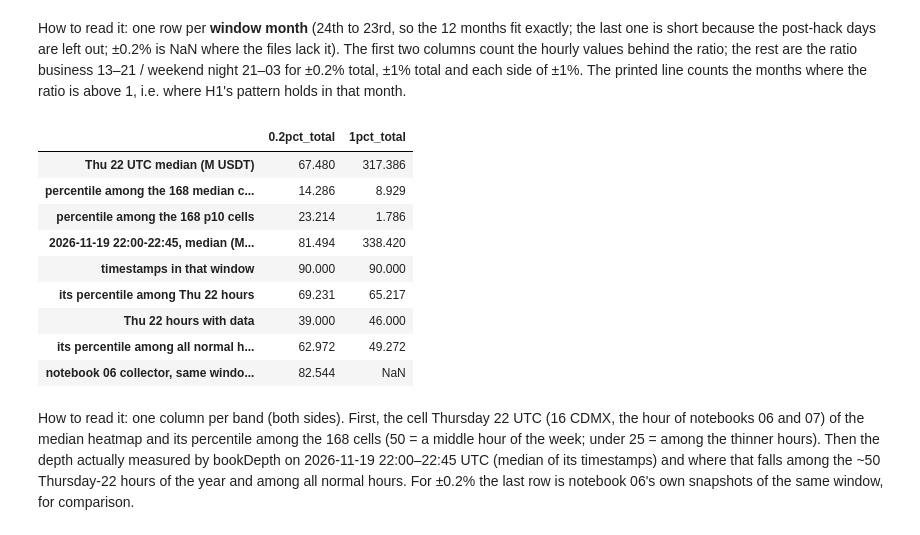
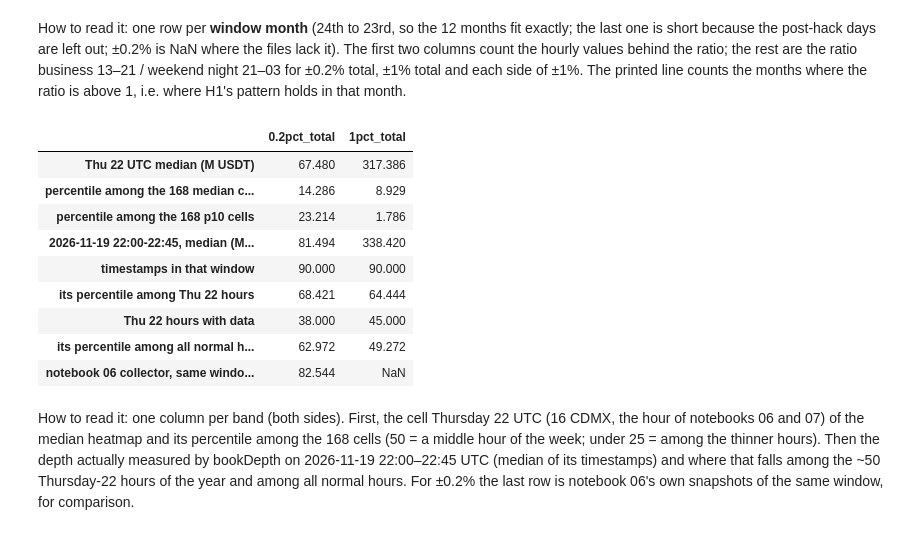
Before and after one commit to Alvarado-Maganna/crypto-quant-lab, a Jupyter notebook: notebooks/08_liquidity_by_hour.ipynb, the cells around one changed output. Saved outputs shown, nothing was run; the diff lists cells and outputs as text; code cells hidden in the pictures.

```diff
--- a/notebooks/08_liquidity_by_hour.ipynb
+++ b/notebooks/08_liquidity_by_hour.ipynb
@@ -142,6 +142,7 @@ inventory = m_sorted.assign(gap_s=gap_s).groupby("market").agg(
     gaps_over_90s=("gap_s", lambda x: int((x > 90).sum())),
     bid_levels_min=("n_levels_bid", "min"), ask_levels_min=("n_levels_ask", "min"),
     median_mid=("mid", "median")).reindex(MARKETS)
+inventory["±1% reached, both sides (%)"] = metrics.groupby("market")["complete_1pct_both"].mean().reindex(MARKETS) * 100
 start, end = inventory["first_receive_utc"].min(), inventory["last_receive_utc"].max()
 print(f"run: {start:%a %Y-%m-%d %H:%M:%S} UTC ({start.tz_convert('America/Mexico_City'):%a %H:%M} "
       f"CDMX) -> {end:%a %Y-%m-%d %H:%M:%S} UTC ({end.tz_convert('America/Mexico_City'):%a %H:%M} CDMX)")
@@ -1102,7 +1108,7 @@ if not (pengu_path.exists() and pengu_side_path.exists()):
     parts, sides = [], []
     for f in sorted(RUN_DIR.glob("*.parquet")):           # one hour file at a time
         lv = pd.read_parquet(f, filters=[("market", "==", PENGU)])
-        lv = lv.drop_duplicates(["market", "local_request_utc", "side", "level"], keep="last")
+        lv = lv.drop_duplicates(DEDUP_KEY, keep="last")
         o, sd = pengu_round_trips(lv)
         parts.append(o)
         sides.append(sd)
@@ -1580,6 +1604,14 @@ hour); right: the **p10** (one hour in ten was thinner than this: a bad but norm
 heatmap has its own color scale (bar on the right); bright = deep book, dark = thin book.
 # %%
 side_profile = normal.groupby("hour_utc")[DEPTH_COLS].median()
+HOD = {}
+for c in ("0.2pct_total", "1pct_total"):
+    prof_c = side_profile[c]
+    HOD[c] = {"deepest hour": hour_label(int(prof_c.idxmax())), "thinnest hour": hour_label(int(prof_c.idxmin())),
+              "deepest / thinnest": prof_c.max() / prof_c.min(),
+              "thinnest vs median hour (%)": 100 * (prof_c.min() / prof_c.median() - 1)}
+print("hour-of-day shape of the median depth (24 hours, normal period):")
+display(pd.DataFrame(HOD).T.round(3))
 fig, axes = plt.subplots(1, 2, figsize=(14, 3.6), sharex=True)
 for ax, band in zip(axes, ("0.2pct", "1pct")):
     for part, color in (("bid", "tab:green"), ("ask", "tab:red"), ("total", "black")):
@@ -1662,32 +1698,33 @@ above 1, i.e. where H1's pattern holds in that month.
 # %%
 pct_rows = {}
 for c in ("0.2pct_total", "1pct_total"):
     t_med, t_p10 = heat[(c, "median")], heat[(c, "p10")]
     pct_rows[c] = {"Thu 22 UTC median (M USDT)": t_med.loc["Thu", 22],
                    "percentile among the 168 median cells": cell_percentile(t_med, "Thu", 22),
                    "percentile among the 168 p10 cells": cell_percentile(t_p10, "Thu", 22)}
 win = bd_clean[(bd_clean.index >= pd.Timestamp(f"{DAY_06} 22:00", tz="UTC"))
                & (bd_clean.index < pd.Timestamp(f"{DAY_06} 22:45", tz="UTC"))] / USDT_M
-thu22 = normal[(normal["weekday"] == 3) & (normal["hour_utc"] == 22)]
+thu22 = normal[(normal["weekday"] == 3) & (normal["hour_utc"] == 22)
+               & (normal["date_utc"] != pd.Timestamp(DAY_06, tz="UTC"))]   # reference without the window itself
 for c in ("0.2pct_total", "1pct_total"):
     v = win[c].median()
     pct_rows[c].update({"2026-11-19 22:00-22:45, median (M USDT)": v,
                         "timestamps in that window": len(win),
                         "its percentile among Thu 22 hours": 100 * (thu22[c].dropna() < v).mean(),
                         "Thu 22 hours with data": int(thu22[c].notna().sum()),
                         "its percentile among all normal hours": 100 * (normal[c].dropna() < v).mean()})
 m06_window = m06["depth_0.2pct_bid_usdt"] + m06["depth_0.2pct_ask_usdt"]
 pct_rows["0.2pct_total"]["notebook 06 collector, same window (M USDT)"] = m06_window.median() / USDT_M
 pd.DataFrame(pct_rows).round(3)
 # %% [output]
 |  | 0.2pct_total | 1pct_total |
 | Thu 22 UTC median (M USDT) | 67.480 | 317.386 |
 | percentile among the 168 median c... | 14.286 | 8.929 |
 | percentile among the 168 p10 cells | 23.214 | 1.786 |
 | 2026-11-19 22:00-22:45, median (M... | 81.494 | 338.420 |
 | timestamps in that window | 90.000 | 90.000 |
-| its percentile among Thu 22 hours | 69.231 | 65.217 |
-| Thu 22 hours with data | 39.000 | 46.000 |
+| its percentile among Thu 22 hours | 68.421 | 64.444 |
+| Thu 22 hours with data | 38.000 | 45.000 |
 | its percentile among all normal h... | 62.972 | 49.272 |
 | notebook 06 collector, same windo... | 82.544 | NaN |
 # %% [markdown]
```
Also changed, not shown: parts of 22 cells of this notebook, 2 other files.
